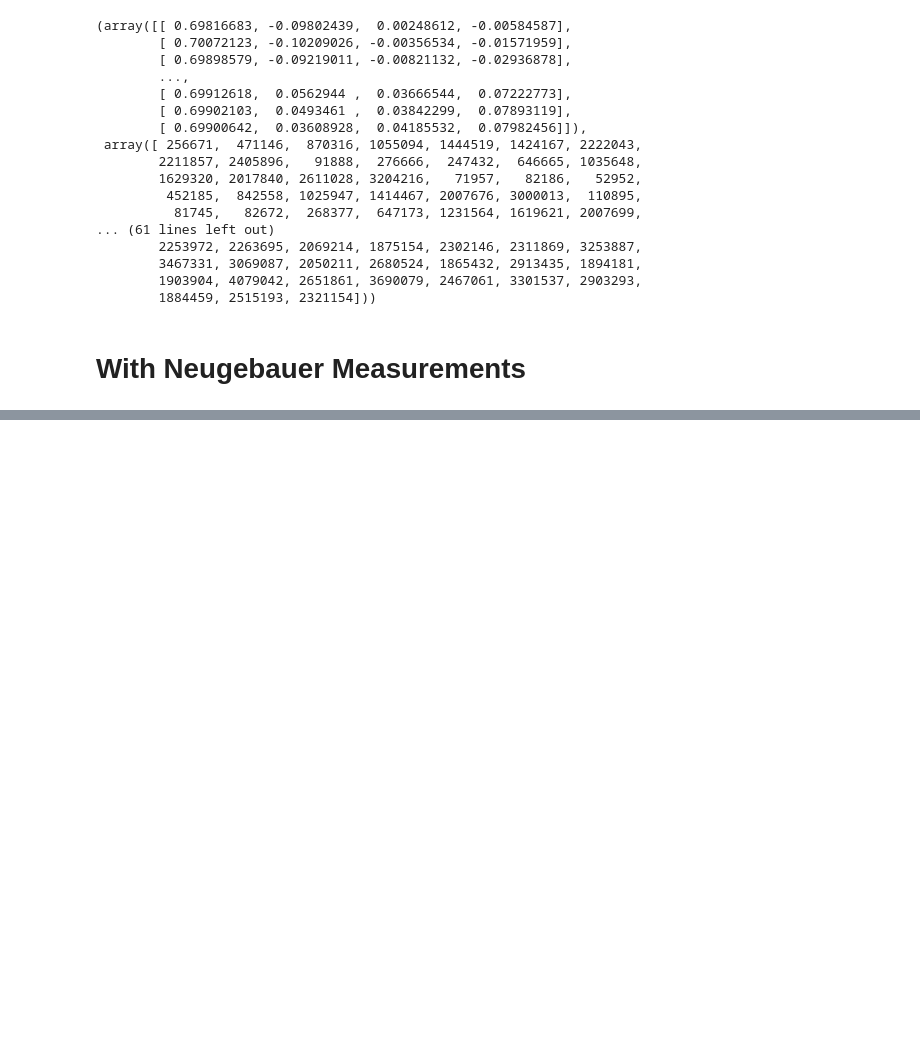
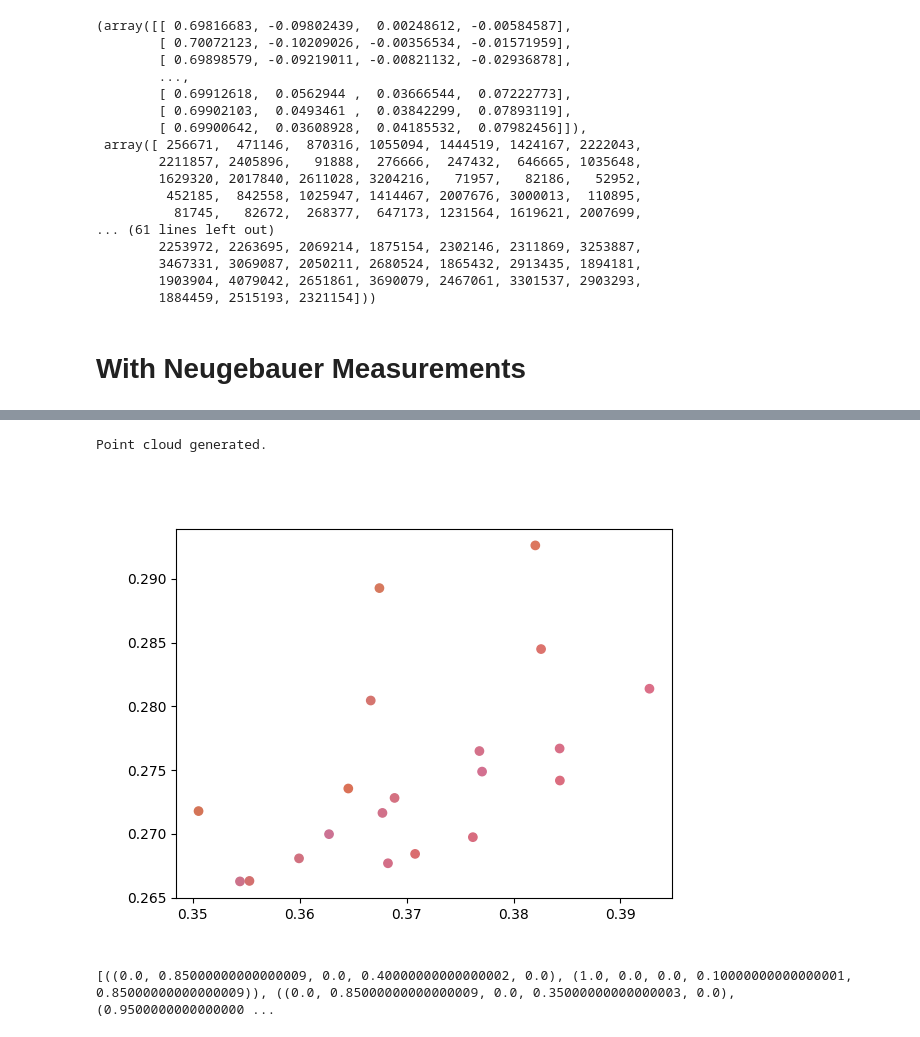
Before and after one commit to varunneal/ChromaLab, a Jupyter notebook: notebooks/development/TestCombined.ipynb, the cells around one changed output, grey strips where cells are left out. Saved outputs shown, nothing was run; the diff lists cells and outputs as text; code cells hidden in the pictures; blank space fills up the shorter version.

```diff
--- a/notebooks/development/TestCombined.ipynb
+++ b/notebooks/development/TestCombined.ipynb
@@ -198,0 +211,4 @@ The autoreload extension is already loaded. To reload it, use:
+# %%
+buckets = gamut.get_buckets_in_hering(maxbasis, 2, 0.05)
+# %% [output]
+Point cloud generated.
@@ -198,0 +227,25 @@ The autoreload extension is already loaded. To reload it, use:
+# %%
+colors = []
+xys = []
+percentages = []
+for i in range(0, 10):
+    # fig = plt.figure()
+    # print(buckets[i][0])
+    for j in range(2):
+        spectra = gamut.get_spectra(buckets[i][1][j])
+        xys += [spectra.to_xyz(d65)[:2]]
+        colors += [spectra.to_rgb(d65)]
+        # print(tetrachromat.observe(spectra))
+        # spectra.plot()
+    percentages += [buckets[i][1]]
+    # plt.title(f'Index {i}')
+    # plt.show()
+xys = np.array(xys)
+fig = plt.figure()
+plt.scatter(xys[:, 0], xys[:, 1], c=colors)
+plt.show()
+
+print(percentages)
+# %% [output]
+[figure, added]
+[((0.0, 0.85000000000000009, 0.0, 0.40000000000000002, 0.0), (1.0, 0.0, 0.0, 0.10000000000000001, 0.85000000000000009)), ((0.0, 0.85000000000000009, 0.0, 0.35000000000000003, 0.0), (0.9500000000000000 ...
```
Also changed, not shown: parts of 9 cells of this notebook, 18 other files.
